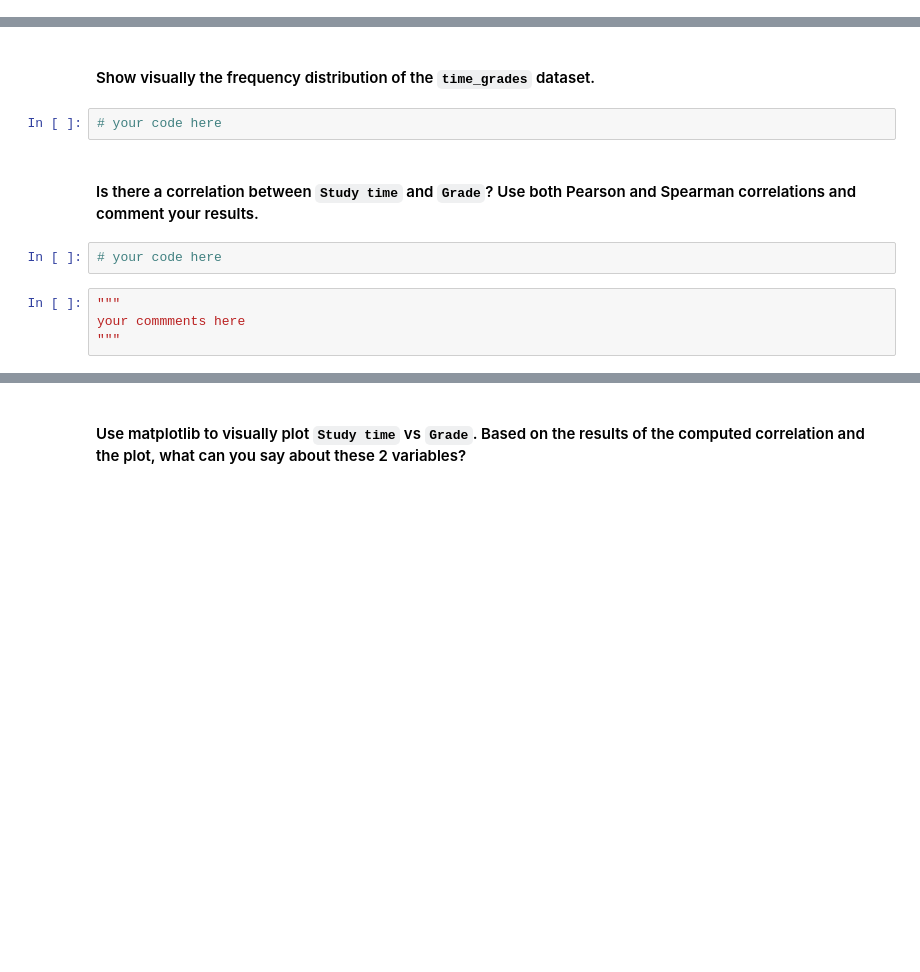
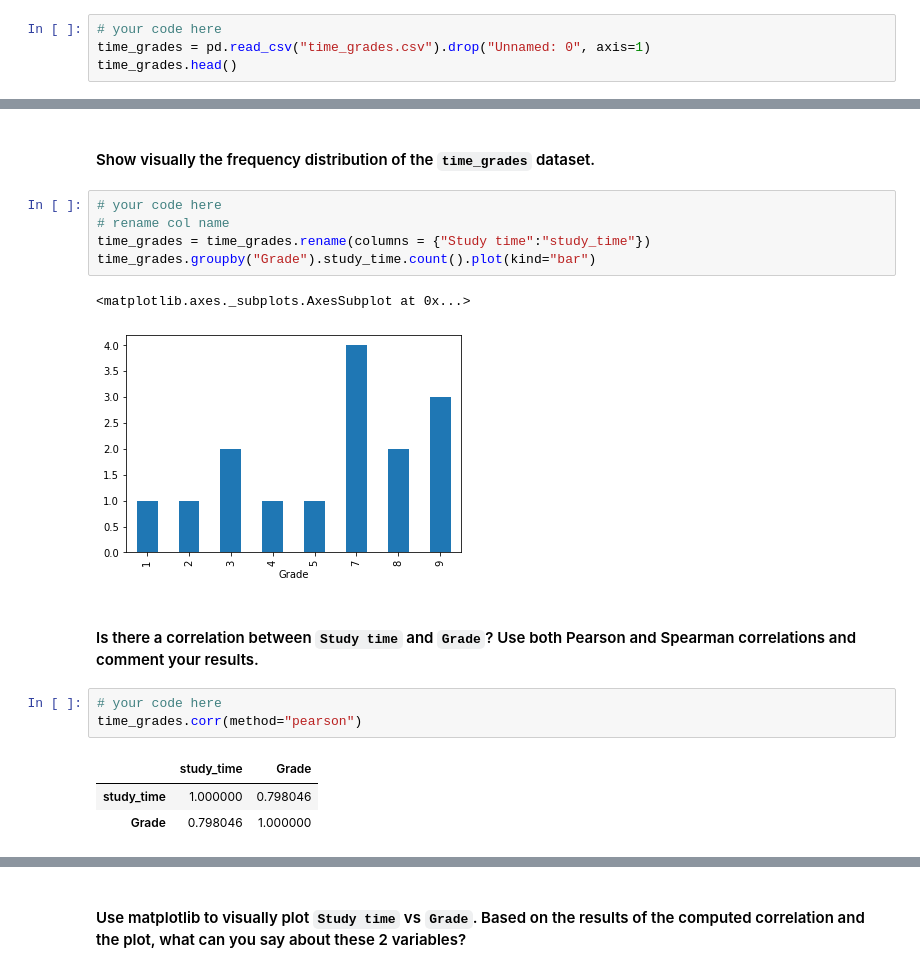
Before and after one commit to FHnt97/lab-pivot-table-and-correlation, a Jupyter notebook: your_code/main.ipynb, the cells around one changed output, grey strips where cells are left out. Drawn from its saved outputs; the diff is of its cells as text; blank space fills up the shorter version.

```diff
--- a/your_code/main.ipynb
+++ b/your_code/main.ipynb
@@ -346,0 +345,4 @@ Save your data in a variable called `time_grades`.
+# %%
+# your code here
+time_grades = pd.read_csv("time_grades.csv").drop("Unnamed: 0", axis=1)
+time_grades.head()
@@ -347,12 +356,19 @@ Save your data in a variable called `time_grades`.
 # %% [markdown]
 #### Show visually the frequency distribution of the `time_grades` dataset.
-# %%
-# your code here
+# %%
+# your code here
+# rename col name
+time_grades = time_grades.rename(columns = {"Study time":"study_time"})
+time_grades.groupby("Grade").study_time.count().plot(kind="bar")
+# %% [output]
+<matplotlib.axes._subplots.AxesSubplot at 0x...>
+[figure, added]
 # %% [markdown]
 #### Is there a correlation between `Study time` and `Grade`? Use both Pearson and Spearman correlations and comment your results.
 # %%
 # your code here
+time_grades.corr(method="pearson")
+# %% [output]
+|  | study_time | Grade |
+| study_time | 1.000000 | 0.798046 |
+| Grade | 0.798046 | 1.000000 |
-# %%
-"""
-your commments here
-"""
```
Also changed, not shown: parts of 10 cells of this notebook, 1 other file.
